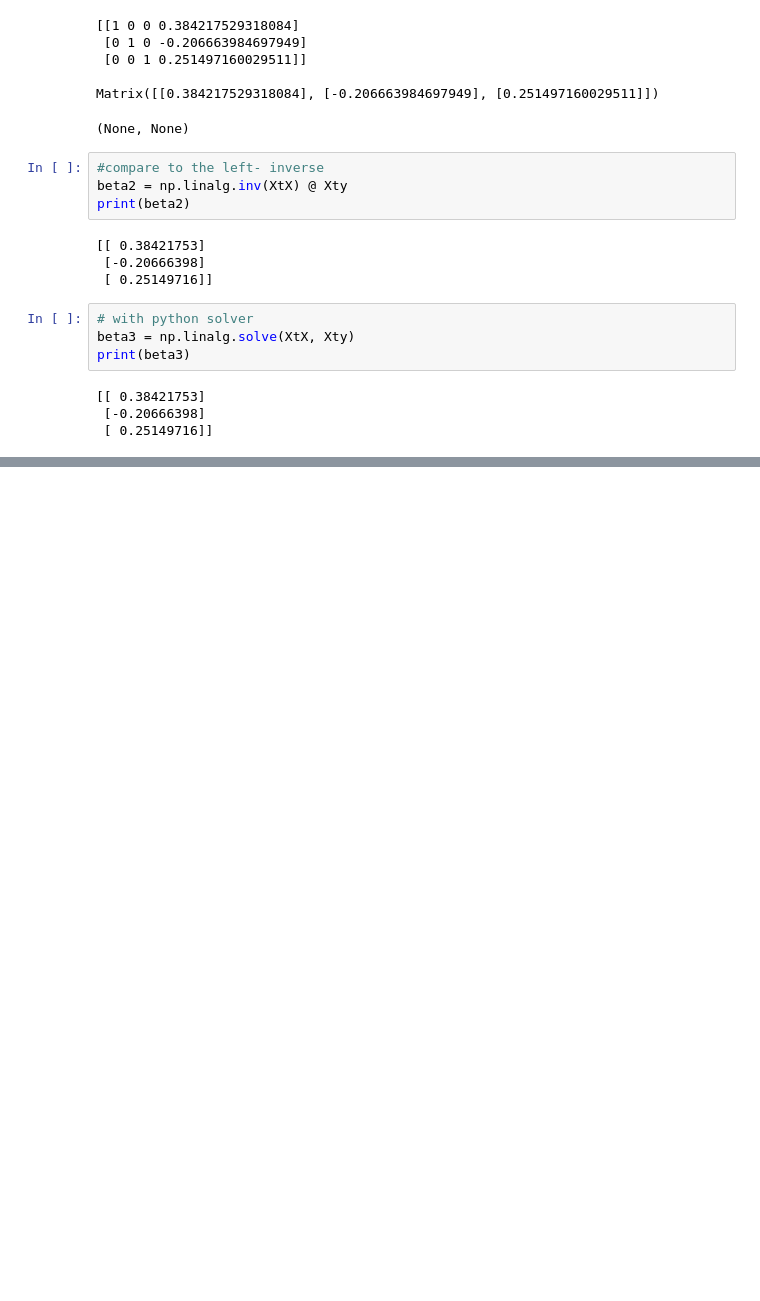
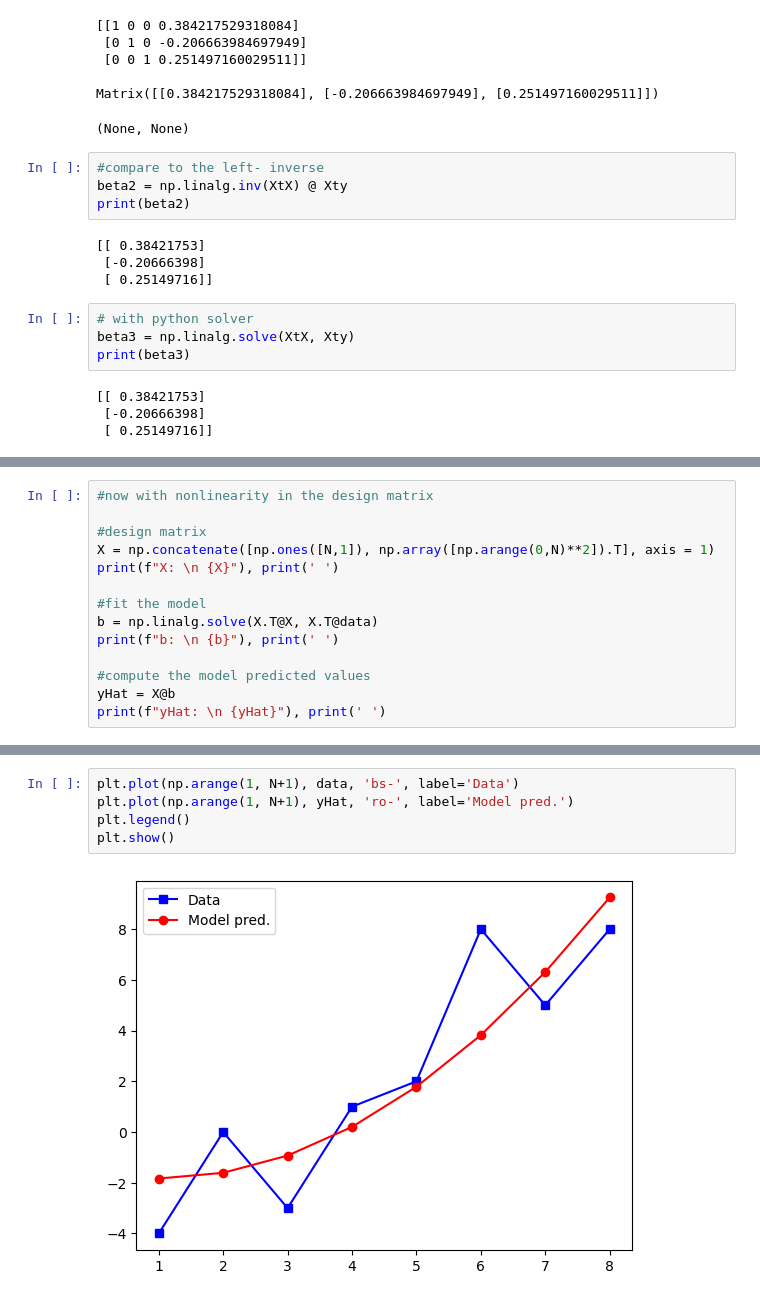
Before and after one commit to kennyow/Linear_Algebra_Course_2025, a Jupyter notebook: LeastSquares/LeastSquares.ipynb, the cells around one changed output, grey strips where cells are left out. Cells and saved outputs as stored; diff of their text form; blank space fills up the shorter version.

```diff
--- a/LeastSquares/LeastSquares.ipynb
+++ b/LeastSquares/LeastSquares.ipynb
@@ -125,0 +283,14 @@ print(beta3)
+# %%
+#now with nonlinearity in the design matrix
+
+#design matrix
+X = np.concatenate([np.ones([N,1]), np.array([np.arange(0,N)**2]).T], axis = 1)
+print(f"X: \n {X}"), print(' ')
+
+#fit the model
+b = np.linalg.solve(X.T@X, X.T@data)
+print(f"b: \n {b}"), print(' ')
+
+#compute the model predicted values
+yHat = X@b
+print(f"yHat: \n {yHat}"), print(' ')
@@ -125,0 +316,7 @@ print(beta3)
+# %%
+plt.plot(np.arange(1, N+1), data, 'bs-', label='Data')
+plt.plot(np.arange(1, N+1), yHat, 'ro-', label='Model pred.')
+plt.legend()
+plt.show()
+# %% [output]
+[figure, added]
```
Also changed, not shown: parts of 19 cells of this notebook, 2 other files.
